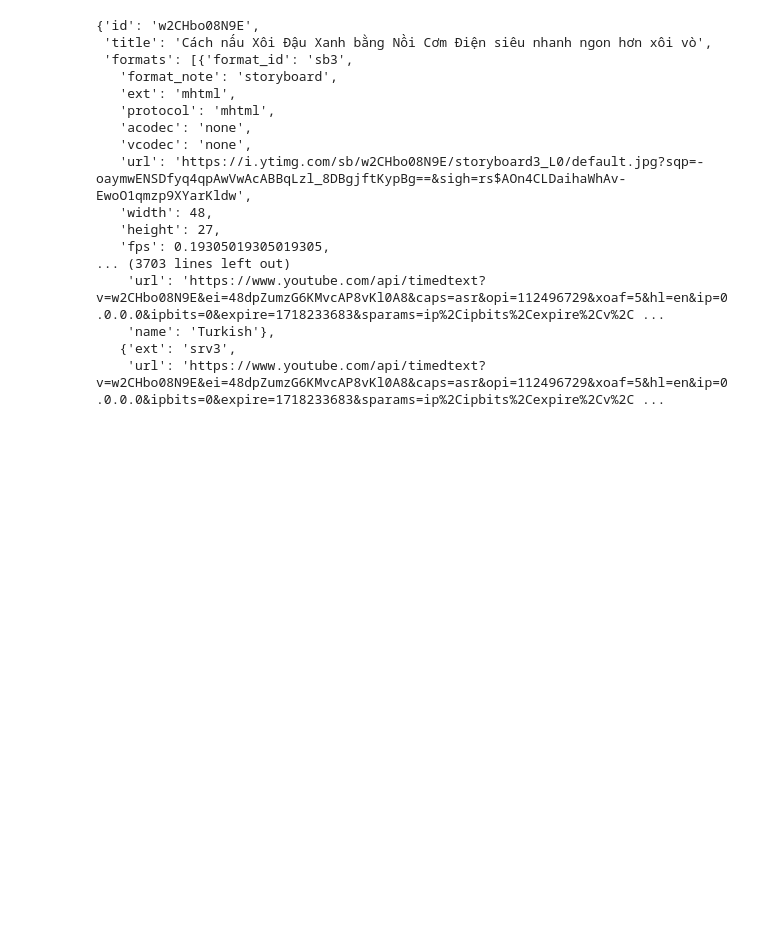
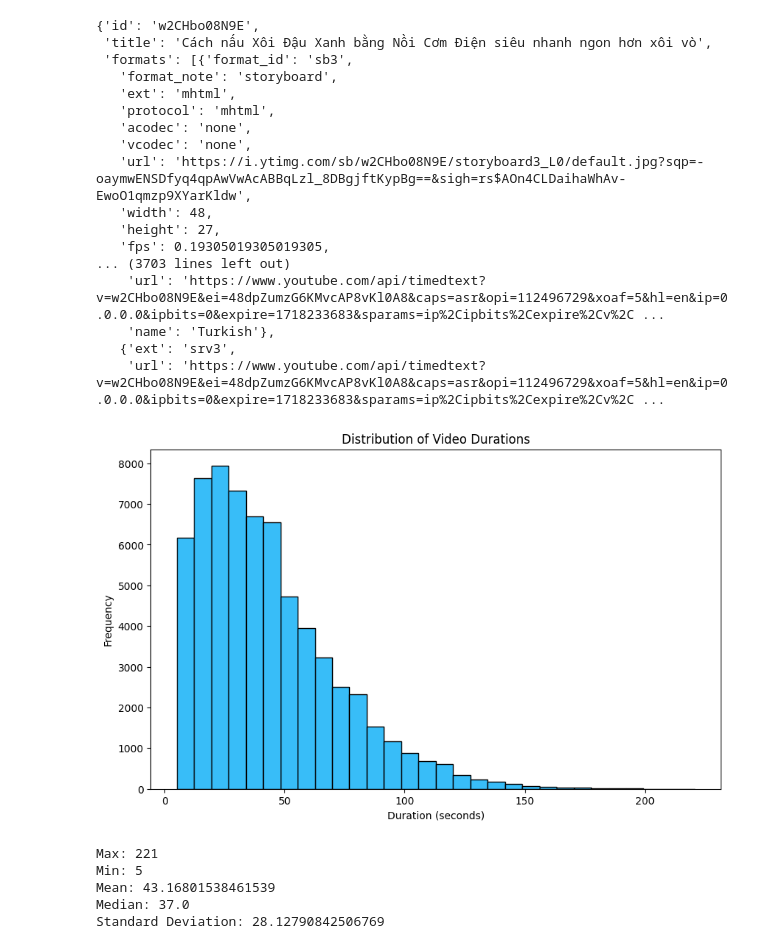
Before and after one commit to FPT-VVU/ViVidBot, a Jupyter notebook: vividbot/experiment/datasets/vivid_instruct_65k/video/3.process_youtube_videos.ipynb, the cells around one changed output. Saved outputs shown, nothing was run; the diff lists cells and outputs as text; code cells hidden in the pictures; blank space fills up the shorter version.

```diff
--- a/vividbot/experiment/datasets/vivid_instruct_65k/video/3.process_youtube_videos.ipynb
+++ b/vividbot/experiment/datasets/vivid_instruct_65k/video/3.process_youtube_videos.ipynb
@@ -98,3 +99,34 @@ process_single_video(COMBINED_SEARCH_RESULTS[0])
     'name': 'Turkish'},
    {'ext': 'srv3',
     'url': 'https://www.youtube.com/api/timedtext?v=w2CHbo08N9E&ei=48dpZumzG6KMvcAP8vKl0A8&caps=asr&opi=112496729&xoaf=5&hl=en&ip=0.0.0.0&ipbits=0&expire=1718233683&sparams=ip%2Cipbits%2Cexpire%2Cv%2C ...
+# %%
+import json
+
+from matplotlib import pyplot as plt
+
+random_durations = json.load(open("data/random_durations.json"))
+# %%
+# Plotting the histogram
+plt.figure(figsize=(10, 6))
+plt.hist(random_durations, bins=30, color="#38bdf8", edgecolor="black")
+plt.title("Distribution of Video Durations")
+plt.xlabel("Duration (seconds)")
+plt.ylabel("Frequency")
+plt.show()
+# %% [output]
+[figure, added]
+# %%
+import numpy as np
+
+# print max, min, mean, median, and standard deviation
+print(f"Max: {np.max(random_durations)}")
+print(f"Min: {np.min(random_durations)}")
+print(f"Mean: {np.mean(random_durations)}")
+print(f"Median: {np.median(random_durations)}")
+print(f"Standard Deviation: {np.std(random_durations)}")
+# %% [output]
+Max: 221
+Min: 5
+Mean: 43.16801538461539
+Median: 37.0
+Standard Deviation: 28.12790842506769
```
Also changed, not shown: parts of 6 cells of this notebook, 3 other files.
